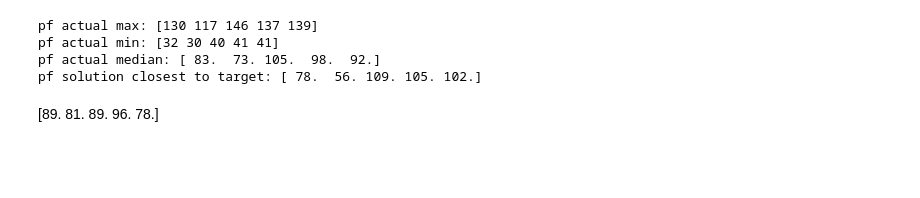
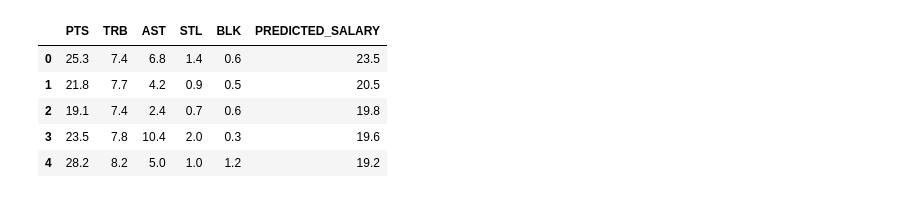
Before and after one commit to rameshsrinivasanuci/multiobjective, a Jupyter notebook: eda_human_inspect.ipynb, the cells around one changed output. Saved outputs shown, nothing was run; the diff lists cells and outputs as text; code cells hidden in the pictures; blank space fills up the shorter version.

```diff
--- a/eda_human_inspect.ipynb
+++ b/eda_human_inspect.ipynb
@@ -25,0 +37,11 @@ items = pd.read_csv(
+# %%
+selected_nba_data = nba_data[['PTS', 'TRB', 'AST', 'STL', 'BLK', 'PREDICTED_SALARY']]
+items = selected_nba_data.to_numpy(float)
+selected_nba_data.head()
+# %% [output]
+|  | PTS | TRB | AST | STL | BLK | PREDICTED_SALARY |
+| 0 | 25.3 | 7.4 | 6.8 | 1.4 | 0.6 | 23.5 |
+| 1 | 21.8 | 7.7 | 4.2 | 0.9 | 0.5 | 20.5 |
+| 2 | 19.1 | 7.4 | 2.4 | 0.7 | 0.6 | 19.8 |
+| 3 | 23.5 | 7.8 | 10.4 | 2.0 | 0.3 | 19.6 |
+| 4 | 28.2 | 8.2 | 5.0 | 1.0 | 1.2 | 19.2 |
@@ -75,30 +101,23 @@ else:
 # %%
 # specify aspiration / check real solution closest to aspi
 
-with open("card_game/eda_results/eda_trial8.pkl", 'rb') as f:
-    results_actual = pickle.load(f)
-pf_actual = results_actual["converged_pf_table"][-1]
+# with open("card_game/eda_results/eda_trial8.pkl", 'rb') as f:
+#     results_actual = pickle.load(f)
+# pf_actual = results_actual["converged_pf_table"][-1]
 
 # target = np.median(pf_actual, axis=0)
 # qmax = np.percentile(pf_actual, 100, axis=0)
 # qmin = np.percentile(pf_actual, 0, axis=0)
 # target = np.array([qmax[0], qmax[1], qmin[2], qmin[3], qmin[4]])
 
-print("pf actual max:", np.max(pf_actual, axis=0))
-print("pf actual min:", np.min(pf_actual, axis=0))
-print("pf actual median:", np.median(pf_actual, axis=0))
+# print("pf actual max:", np.max(pf_actual, axis=0))
+# print("pf actual min:", np.min(pf_actual, axis=0))
+# print("pf actual median:", np.median(pf_actual, axis=0))
 
-target = np.array([80,  55, 110, 100, 100]).astype(float)
-dists = np.linalg.norm(pf_actual - target, axis=1)
-real_aspi = pf_actual[dists.argmin()].astype(float)
-print("pf solution closest to target:", real_aspi)
+# target = np.array([80,  55, 110, 100, 100]).astype(float)
+# dists = np.linalg.norm(pf_actual - target, axis=1)
+# real_aspi = pf_actual[dists.argmin()].astype(float)
+# print("pf solution closest to target:", real_aspi)
-# %% [output]
-pf actual max: [130 117 146 137 139]
-pf actual min: [32 30 40 41 41]
-pf actual median: [ 83.  73. 105.  98.  92.]
-pf solution closest to target: [ 78.  56. 109. 105. 102.]
-# %% [markdown]
-[89. 81. 89. 96. 78.]
 # %%
 n_items = items.shape[0]
 n_obj = items.shape[1] - 1
```
Also changed, not shown: parts of 9 cells of this notebook, 1 other file.
